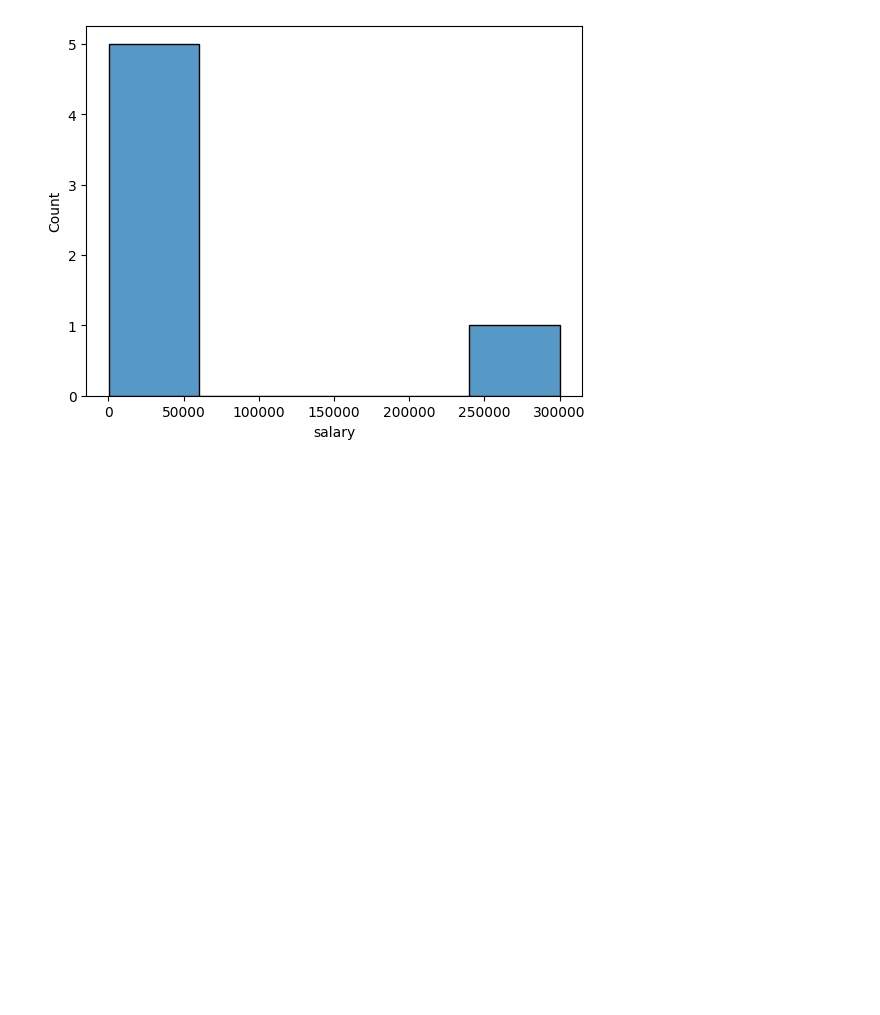
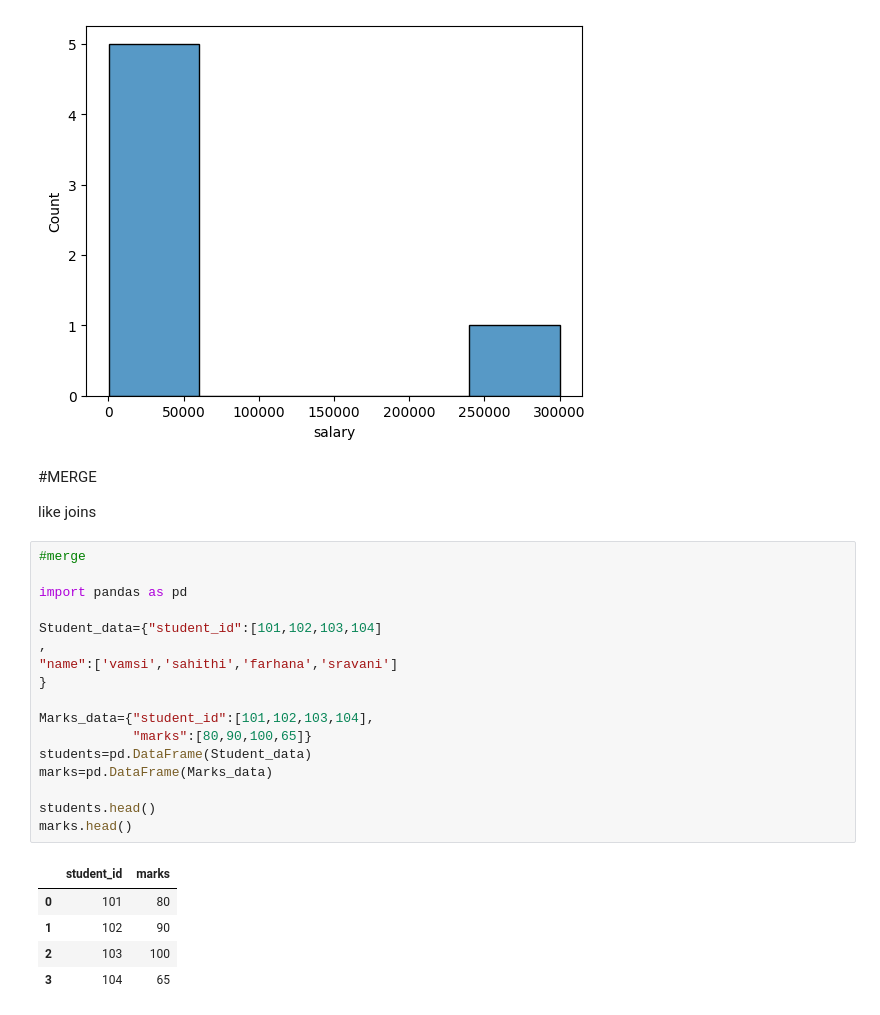
Before and after one commit to vamsi-krishna999/cool-poet, a Jupyter notebook: PANDAS.ipynb, the cells around one changed output. Cells and saved outputs as stored; diff of their text form; blank space fills up the shorter version.

```diff
--- a/PANDAS.ipynb
+++ b/PANDAS.ipynb
@@ -468,3 +468,33 @@ sns.histplot(df['salary'])
 plt.show()
 # %% [output]
 [figure]
+# %% [markdown]
+#MERGE
+
+
+
+
+like joins
+# %%
+#merge
+
+import pandas as pd
+
+Student_data={"student_id":[101,102,103,104]
+,
+"name":['vamsi','sahithi','farhana','sravani']
+}
+
+Marks_data={"student_id":[101,102,103,104],
+            "marks":[80,90,100,65]}
+students=pd.DataFrame(Student_data)
+marks=pd.DataFrame(Marks_data)
+
+students.head()
+marks.head()
+# %% [output]
+|  | student_id | marks |
+| 0 | 101 | 80 |
+| 1 | 102 | 90 |
+| 2 | 103 | 100 |
+| 3 | 104 | 65 |
```
Also changed, not shown: parts of 9 cells of this notebook.
